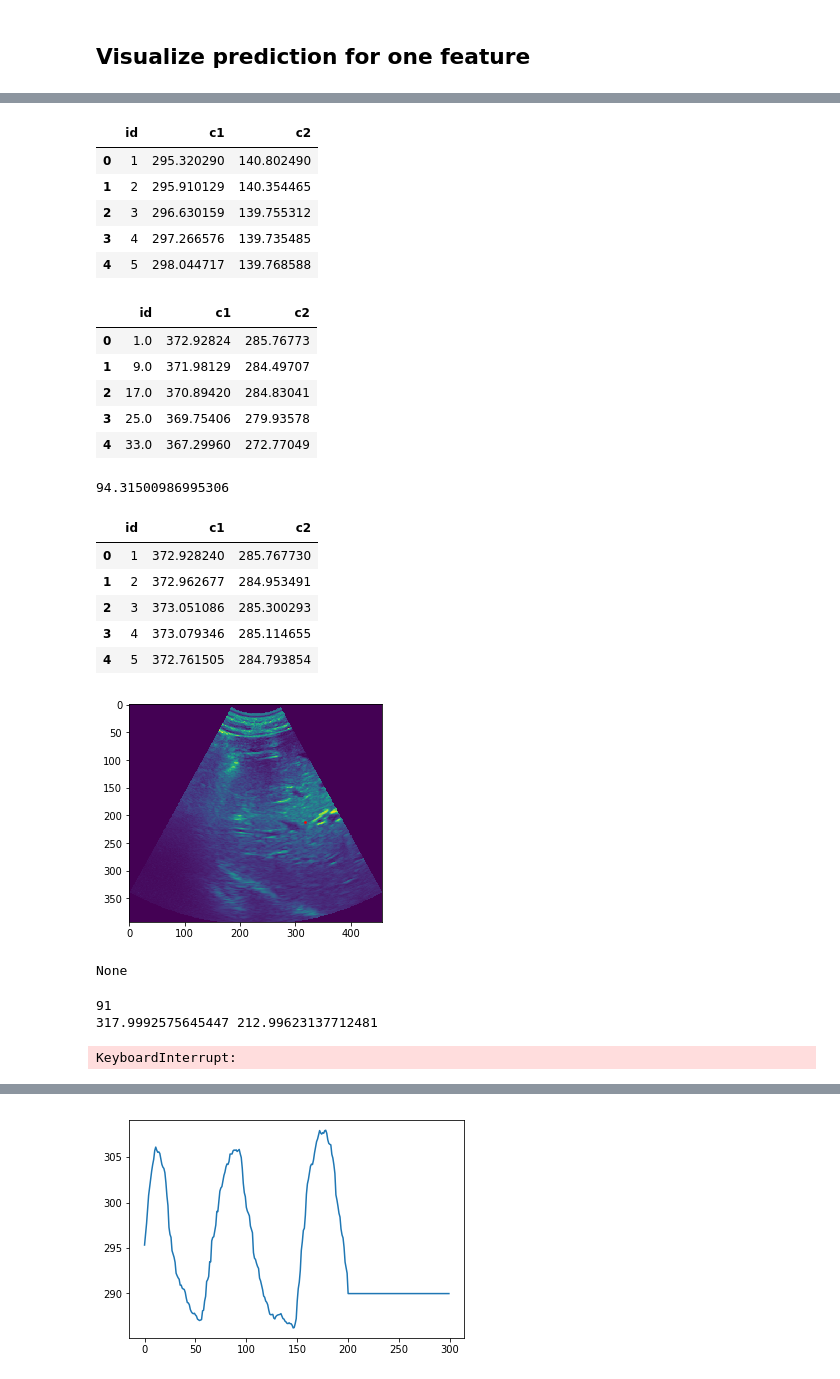
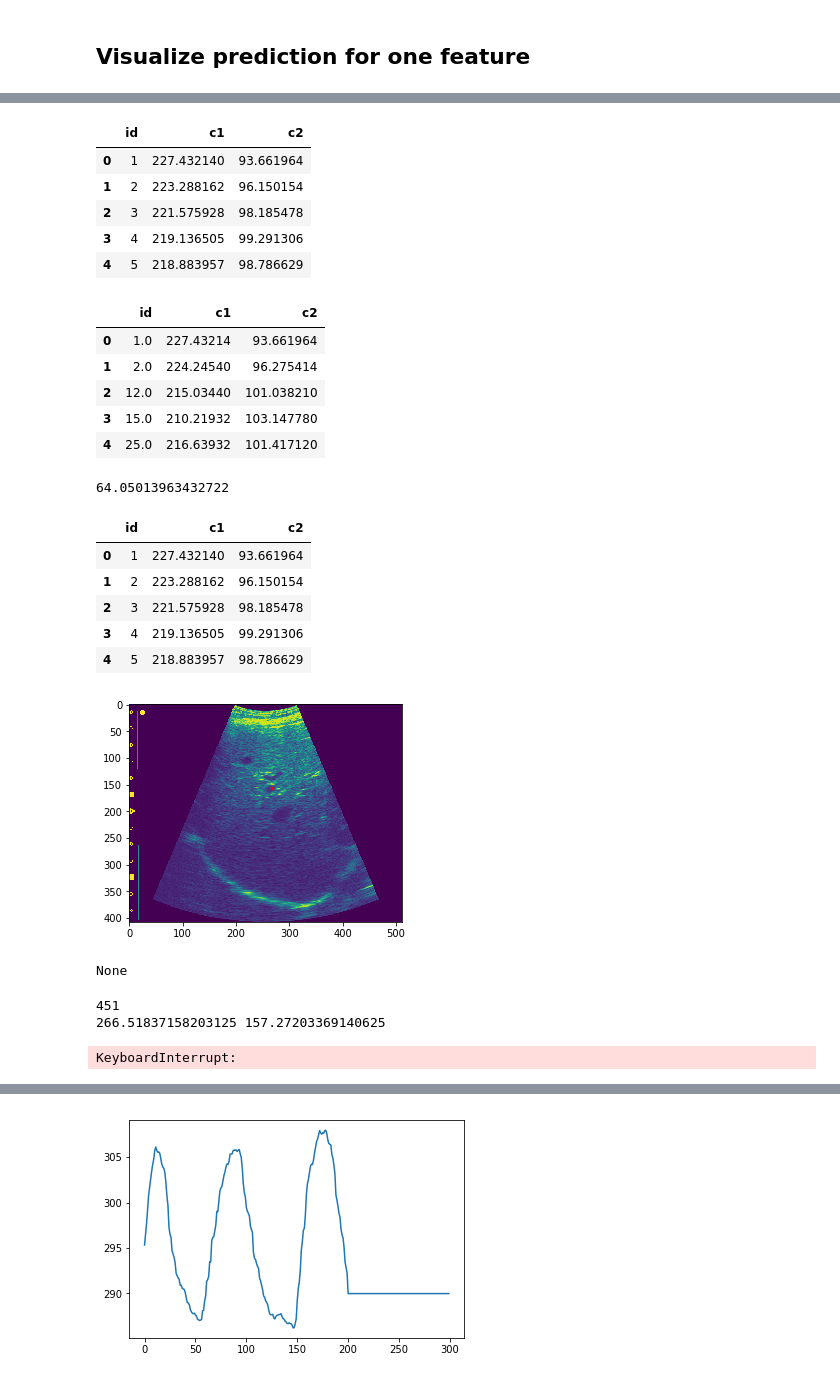
Before and after one commit to melanibe/USMotionTracking, a Jupyter notebook: global_tracking_notebook.ipynb, the cells around one changed output, grey strips where cells are left out. Drawn from its saved outputs; the diff is of its cells as text; code cells hidden in the pictures.

```diff
--- a/global_tracking_notebook.ipynb
+++ b/global_tracking_notebook.ipynb
@@ -84,10 +84,10 @@ KeyboardInterrupt:
 # %% [markdown]
 ## Visualize prediction for one feature
 # %%
-testfolder = 'ICR-01'
+testfolder = 'MED-02-3'
 img_dir = os.path.join(data_dir, testfolder, 'Data')
 annotation_dir = os.path.join(data_dir, testfolder, 'Annotation')
-feat = 'ICR-01_1.txt'
+feat = 'MED-02-3_4.txt'
 direct = '/Volumes/MelanieDisk/CLUST_Runs/new_exp_80_20_128_60'
 pred_feat1 = pd.read_csv(os.path.join('/Users/melaniebernhardt/Downloads', feat),
                                      sep=',',
@@ -121,20 +121,20 @@ plt.show()
 pred_feat1.head()
 # %% [output]
 |  | id | c1 | c2 |
-| 0 | 1 | 295.320290 | 140.802490 |
-| 1 | 2 | 295.910129 | 140.354465 |
-| 2 | 3 | 296.630159 | 139.755312 |
-| 3 | 4 | 297.266576 | 139.735485 |
-| 4 | 5 | 298.044717 | 139.768588 |
+| 0 | 1 | 227.432140 | 93.661964 |
+| 1 | 2 | 223.288162 | 96.150154 |
+| 2 | 3 | 221.575928 | 98.185478 |
+| 3 | 4 | 219.136505 | 99.291306 |
+| 4 | 5 | 218.883957 | 98.786629 |
 # %%
 true_feat1.head()
 # %% [output]
 |  | id | c1 | c2 |
-| 0 | 1.0 | 372.92824 | 285.76773 |
-| 1 | 9.0 | 371.98129 | 284.49707 |
-| 2 | 17.0 | 370.89420 | 284.83041 |
-| 3 | 25.0 | 369.75406 | 279.93578 |
-| 4 | 33.0 | 367.29960 | 272.77049 |
+| 0 | 1.0 | 227.43214 | 93.661964 |
+| 1 | 2.0 | 224.24540 | 96.275414 |
+| 2 | 12.0 | 215.03440 | 101.038210 |
+| 3 | 15.0 | 210.21932 | 103.147780 |
+| 4 | 25.0 | 216.63932 | 101.417120 |
 # %%
 list_id = true_feat1['id'].values
 c_true = []
@@ -147,40 +147,40 @@ c_true = c_true.reshape(-1,2)
 c_pred = c_pred.reshape(-1,2)
 print(np.mean(np.sqrt((c_true[:,0]-c_pred[:,0])**2 + (c_true[:,1]-c_pred[:,1])**2)))
 # %% [output]
-94.31500986995306
+64.05013963432722
 # %%
 from IPython import display
 pred_feat1.head()
 # %% [output]
 |  | id | c1 | c2 |
-| 0 | 1 | 372.928240 | 285.767730 |
-| 1 | 2 | 372.962677 | 284.953491 |
-| 2 | 3 | 373.051086 | 285.300293 |
-| 3 | 4 | 373.079346 | 285.114655 |
-| 4 | 5 | 372.761505 | 284.793854 |
+| 0 | 1 | 227.432140 | 93.661964 |
+| 1 | 2 | 223.288162 | 96.150154 |
+| 2 | 3 | 221.575928 | 98.185478 |
+| 3 | 4 | 219.136505 | 99.291306 |
+| 4 | 5 | 218.883957 | 98.786629 |
 # %%
 import time
 c1_list = pred_feat1.loc[:, 'c1'].values
 c2_list = pred_feat1.loc[:,'c2'].values
 print(c1_list[0:10])
-for i in range(1,2000,1):
+for i in range(1,2000,50):
 
     try:
         img = np.asarray(Image.open(os.path.join(img_dir, '{:05d}.png'.format(i))))
     except FileNotFoundError:
         img = np.asarray(Image.open(os.path.join(img_dir, '{:04d}.png'.format(i))))
     plt.clf()
     plt.imshow(img)
     plt.scatter(c1_list[i-1], c2_list[i-1], 3, 'r')
     display.clear_output(wait=True)
     display.display(plt.show())
     print(i)
     print(c1_list[i-1],c2_list[i-1])
     time.sleep(1)
 # %% [output]
-[figure, old version]
+[figure, new version]
 None
-91
-317.9992575645447 212.99623137712481
+451
+266.51837158203125 157.27203369140625
 KeyboardInterrupt:
 # %%
```
Also changed, not shown: parts of 13 cells of this notebook, 3 other files.
